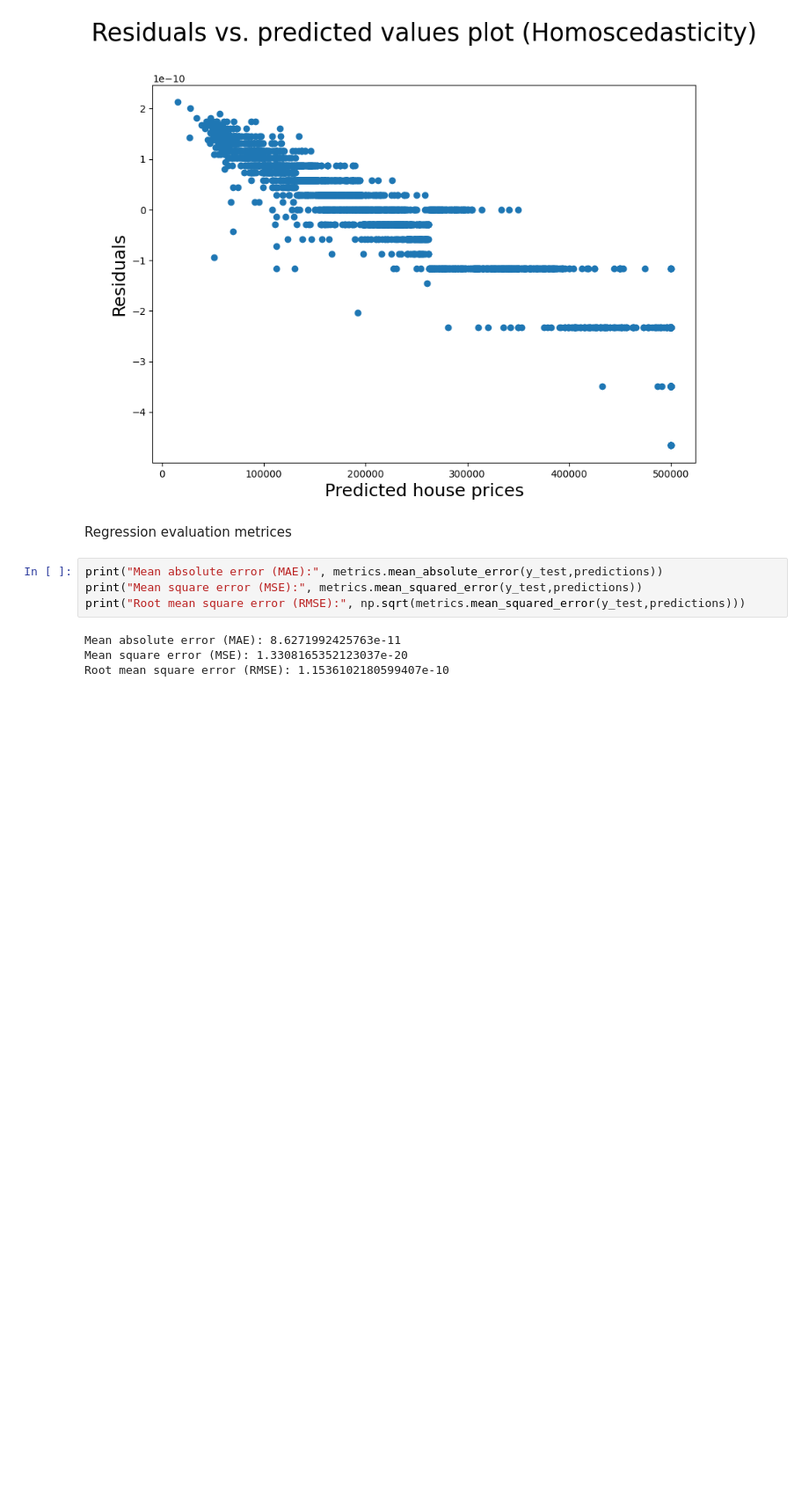
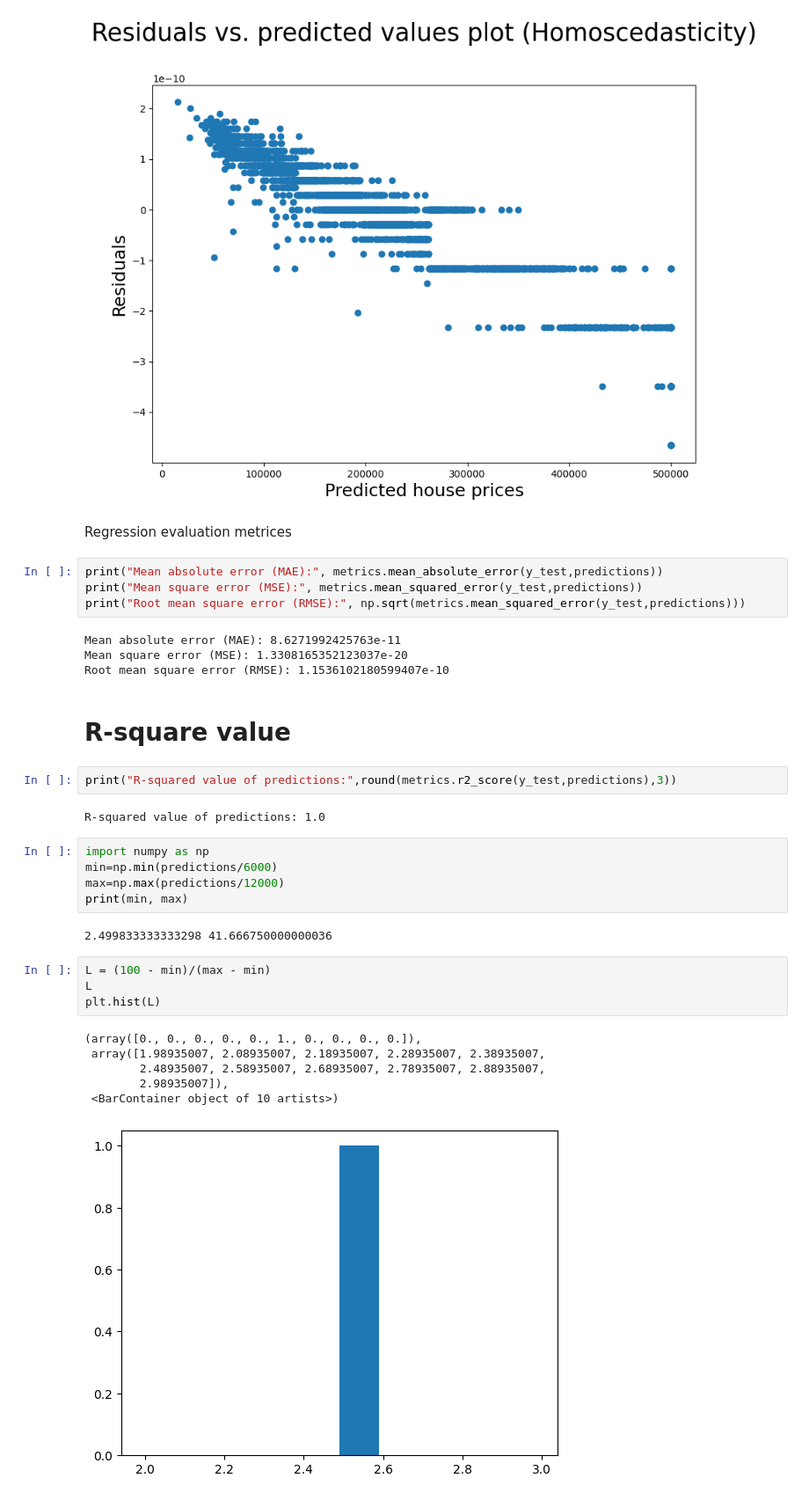
Before and after one commit to 2303A51430/AIML-2024-25, a Jupyter notebook: LAB_4.ipynb, the cells around one changed output. Shown at 88% size. Cells and saved outputs as stored; diff of their text form; blank space fills up the shorter version.

```diff
--- a/LAB_4.ipynb
+++ b/LAB_4.ipynb
@@ -288,3 +288,27 @@ print("Root mean square error (RMSE):", np.sqrt(metrics.mean_squared_error(y_tes
 Mean absolute error (MAE): 8.6271992425763e-11
 Mean square error (MSE): 1.3308165352123037e-20
 Root mean square error (RMSE): 1.1536102180599407e-10
+# %% [markdown]
+# R-square value
+# %%
+print("R-squared value of predictions:",round(metrics.r2_score(y_test,predictions),3))
+# %% [output]
+R-squared value of predictions: 1.0
+# %%
+import numpy as np
+min=np.min(predictions/6000)
+max=np.max(predictions/12000)
+print(min, max)
+# %% [output]
+2.499833333333298 41.666750000000036
+# %%
+L = (100 - min)/(max - min)
+L
+plt.hist(L)
+# %% [output]
+(array([0., 0., 0., 0., 0., 1., 0., 0., 0., 0.]),
+ array([1.98935007, 2.08935007, 2.18935007, 2.28935007, 2.38935007,
+        2.48935007, 2.58935007, 2.68935007, 2.78935007, 2.88935007,
+        2.98935007]),
+ <BarContainer object of 10 artists>)
+[figure, added]
```
